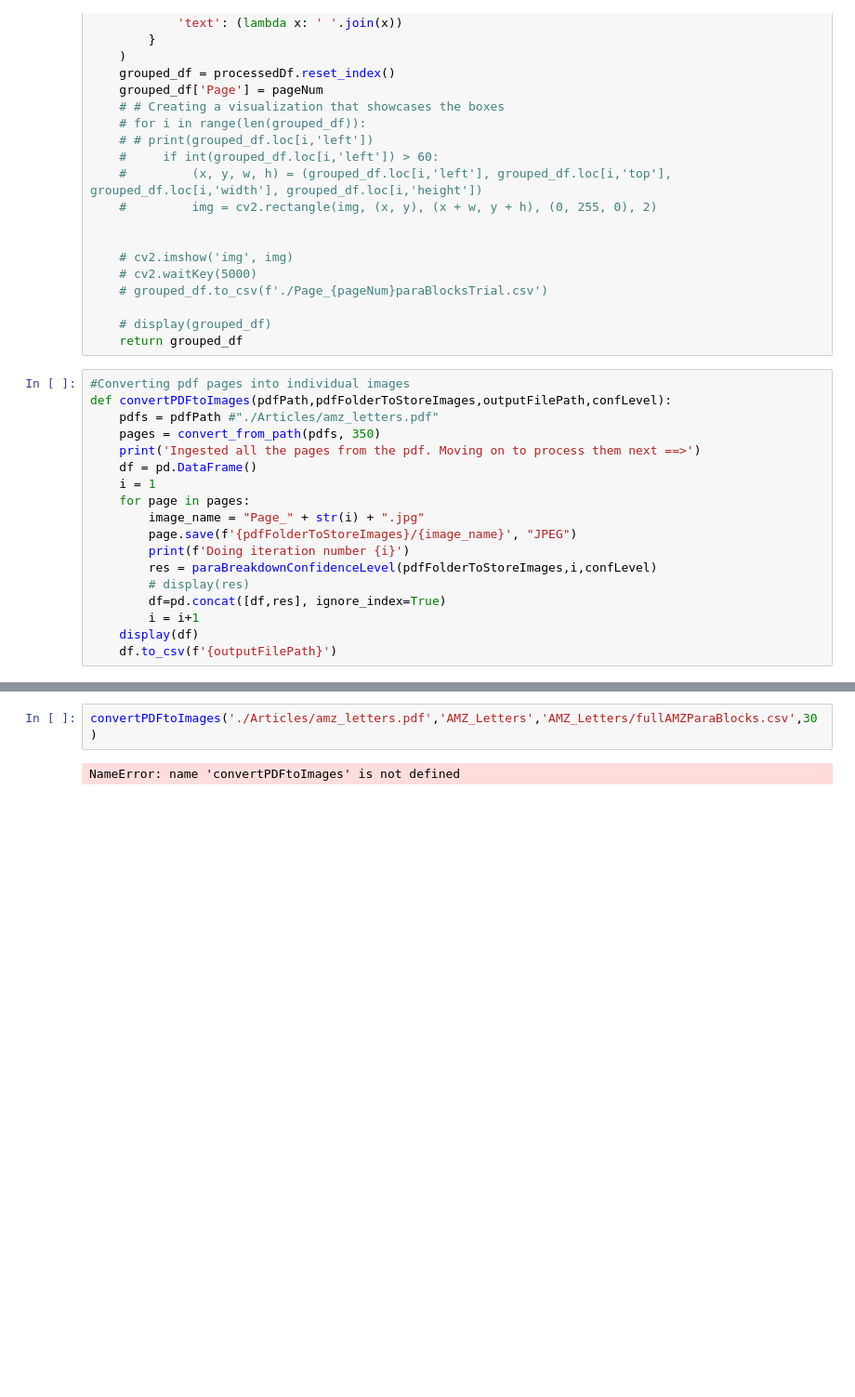
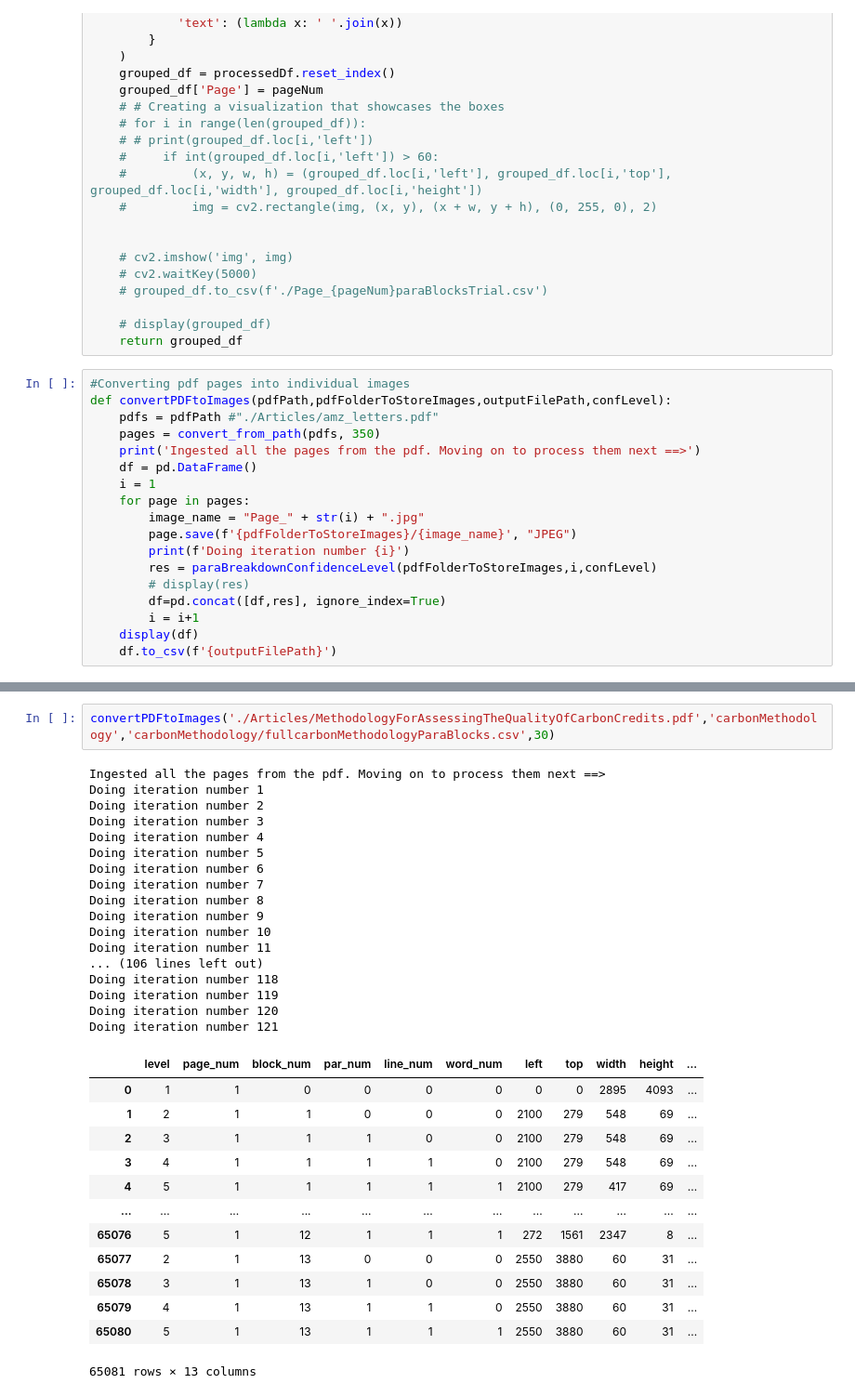
Before and after one commit to Malai237/pdfIngestion, a Jupyter notebook: paraBreak.ipynb, the cells around one changed output, grey strips where cells are left out. Shown: that part at 93% size. Saved outputs shown, nothing was run; the diff lists cells and outputs as text; blank space fills up the shorter version.

```diff
--- a/paraBreak.ipynb
+++ b/paraBreak.ipynb
@@ -124,4 +190,33 @@ def convertPDFtoImages(pdfPath,pdfFolderToStoreImages,outputFilePath,confLevel):
 # %%
-convertPDFtoImages('./Articles/amz_letters.pdf','AMZ_Letters','AMZ_Letters/fullAMZParaBlocks.csv',30)
+convertPDFtoImages('./Articles/MethodologyForAssessingTheQualityOfCarbonCredits.pdf','carbonMethodology','carbonMethodology/fullcarbonMethodologyParaBlocks.csv',30)
 # %% [output]
-NameError: name 'convertPDFtoImages' is not defined
+Ingested all the pages from the pdf. Moving on to process them next ==>
+Doing iteration number 1
+Doing iteration number 2
+Doing iteration number 3
+Doing iteration number 4
+Doing iteration number 5
+Doing iteration number 6
+Doing iteration number 7
+Doing iteration number 8
+Doing iteration number 9
+Doing iteration number 10
+Doing iteration number 11
+... (106 lines left out)
+Doing iteration number 118
+Doing iteration number 119
+Doing iteration number 120
+Doing iteration number 121
+|  | level | page_num | block_num | par_num | line_num | word_num | left | top | width | height | ... |
+| 0 | 1 | 1 | 0 | 0 | 0 | 0 | 0 | 0 | 2895 | 4093 | ... |
+| 1 | 2 | 1 | 1 | 0 | 0 | 0 | 2100 | 279 | 548 | 69 | ... |
+| 2 | 3 | 1 | 1 | 1 | 0 | 0 | 2100 | 279 | 548 | 69 | ... |
+| 3 | 4 | 1 | 1 | 1 | 1 | 0 | 2100 | 279 | 548 | 69 | ... |
+| 4 | 5 | 1 | 1 | 1 | 1 | 1 | 2100 | 279 | 417 | 69 | ... |
+| ... | ... | ... | ... | ... | ... | ... | ... | ... | ... | ... | ... |
+| 65076 | 5 | 1 | 12 | 1 | 1 | 1 | 272 | 1561 | 2347 | 8 | ... |
+| 65077 | 2 | 1 | 13 | 0 | 0 | 0 | 2550 | 3880 | 60 | 31 | ... |
+| 65078 | 3 | 1 | 13 | 1 | 0 | 0 | 2550 | 3880 | 60 | 31 | ... |
+| 65079 | 4 | 1 | 13 | 1 | 1 | 0 | 2550 | 3880 | 60 | 31 | ... |
+| 65080 | 5 | 1 | 13 | 1 | 1 | 1 | 2550 | 3880 | 60 | 31 | ... |
+65081 rows × 13 columns
```
Also changed, not shown: parts of 2 cells of this notebook, 5 other files.
